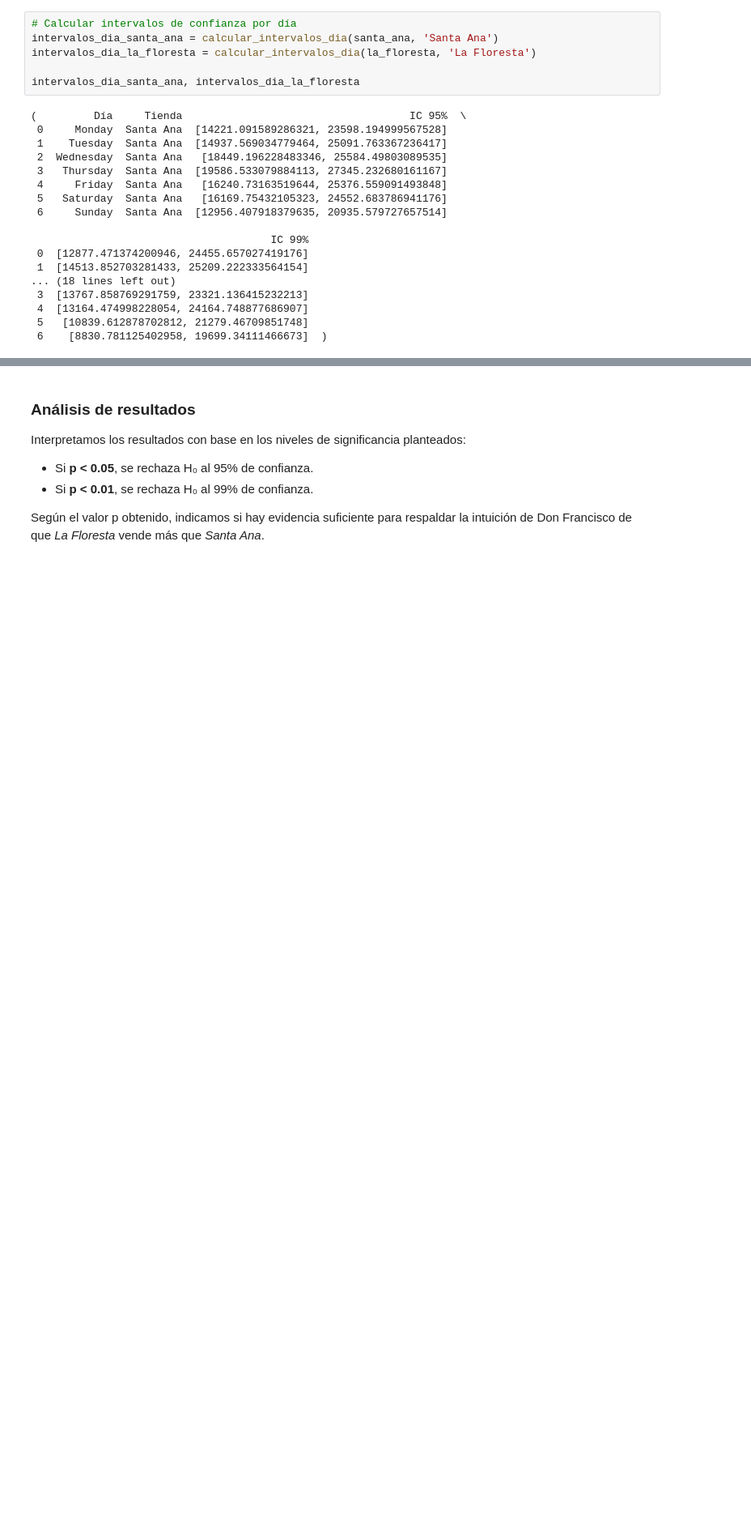
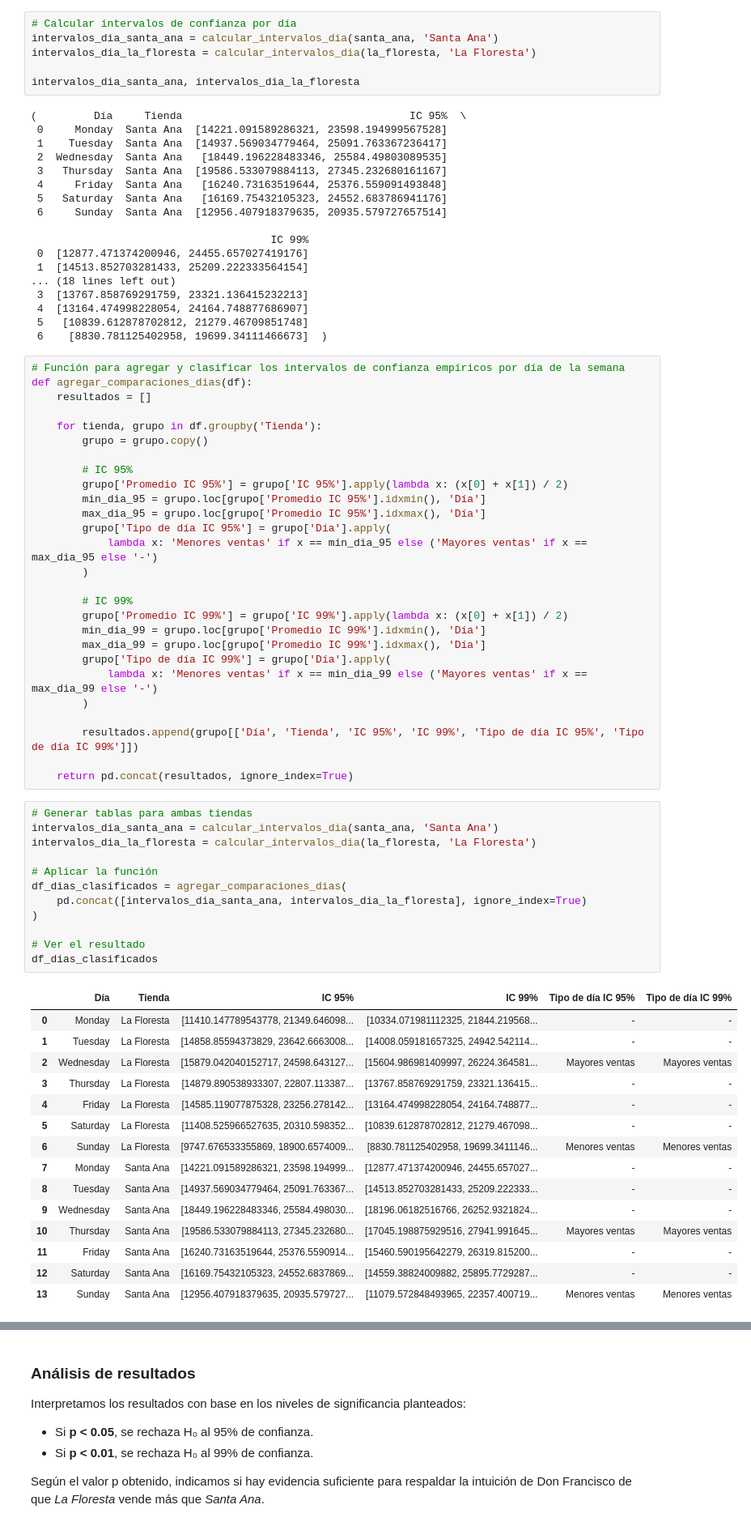
Before and after one commit to emiliano-ipa/CEIA-PEIA-EXAMEN_FINAL, a Jupyter notebook: tp_final.ipynb, the cells around one changed output, grey strips where cells are left out. Shown at 81% size. Saved outputs shown, nothing was run; the diff lists cells and outputs as text; blank space fills up the shorter version.

```diff
--- a/tp_final.ipynb
+++ b/tp_final.ipynb
@@ -228,5 +279,60 @@ intervalos_dia_santa_ana, intervalos_dia_la_floresta
  4  [13164.474998228054, 24164.748877686907]
  5   [10839.612878702812, 21279.46709851748]
  6    [8830.781125402958, 19699.34111466673]  )
+# %%
+# Función para agregar y clasificar los intervalos de confianza empíricos por día de la semana
+def agregar_comparaciones_dias(df):
+    resultados = []
+
+    for tienda, grupo in df.groupby('Tienda'):
+        grupo = grupo.copy()
+
+        # IC 95%
+        grupo['Promedio IC 95%'] = grupo['IC 95%'].apply(lambda x: (x[0] + x[1]) / 2)
+        min_dia_95 = grupo.loc[grupo['Promedio IC 95%'].idxmin(), 'Día']
+        max_dia_95 = grupo.loc[grupo['Promedio IC 95%'].idxmax(), 'Día']
+        grupo['Tipo de día IC 95%'] = grupo['Día'].apply(
+            lambda x: 'Menores ventas' if x == min_dia_95 else ('Mayores ventas' if x == max_dia_95 else '-')
+        )
+
+        # IC 99%
+        grupo['Promedio IC 99%'] = grupo['IC 99%'].apply(lambda x: (x[0] + x[1]) / 2)
+        min_dia_99 = grupo.loc[grupo['Promedio IC 99%'].idxmin(), 'Día']
+        max_dia_99 = grupo.loc[grupo['Promedio IC 99%'].idxmax(), 'Día']
+        grupo['Tipo de día IC 99%'] = grupo['Día'].apply(
+            lambda x: 'Menores ventas' if x == min_dia_99 else ('Mayores ventas' if x == max_dia_99 else '-')
+        )
+
+        resultados.append(grupo[['Día', 'Tienda', 'IC 95%', 'IC 99%', 'Tipo de día IC 95%', 'Tipo de día IC 99%']])
+
+    return pd.concat(resultados, ignore_index=True)
+# %%
+# Generar tablas para ambas tiendas
+intervalos_dia_santa_ana = calcular_intervalos_dia(santa_ana, 'Santa Ana')
+intervalos_dia_la_floresta = calcular_intervalos_dia(la_floresta, 'La Floresta')
+
+# Aplicar la función
+df_dias_clasificados = agregar_comparaciones_dias(
+    pd.concat([intervalos_dia_santa_ana, intervalos_dia_la_floresta], ignore_index=True)
+)
+
+# Ver el resultado
+df_dias_clasificados
+# %% [output]
+|  | Día | Tienda | IC 95% | IC 99% | Tipo de día IC 95% | Tipo de día IC 99% |
+| 0 | Monday | La Floresta | [11410.147789543778, 21349.646098... | [10334.071981112325, 21844.219568... | - | - |
+| 1 | Tuesday | La Floresta | [14858.85594373829, 23642.6663008... | [14008.059181657325, 24942.542114... | - | - |
+| 2 | Wednesday | La Floresta | [15879.042040152717, 24598.643127... | [15604.986981409997, 26224.364581... | Mayores ventas | Mayores ventas |
+| 3 | Thursday | La Floresta | [14879.890538933307, 22807.113387... | [13767.858769291759, 23321.136415... | - | - |
+| 4 | Friday | La Floresta | [14585.119077875328, 23256.278142... | [13164.474998228054, 24164.748877... | - | - |
+| 5 | Saturday | La Floresta | [11408.525966527635, 20310.598352... | [10839.612878702812, 21279.467098... | - | - |
+| 6 | Sunday | La Floresta | [9747.676533355869, 18900.6574009... | [8830.781125402958, 19699.3411146... | Menores ventas | Menores ventas |
+| 7 | Monday | Santa Ana | [14221.091589286321, 23598.194999... | [12877.471374200946, 24455.657027... | - | - |
+| 8 | Tuesday | Santa Ana | [14937.569034779464, 25091.763367... | [14513.852703281433, 25209.222333... | - | - |
+| 9 | Wednesday | Santa Ana | [18449.196228483346, 25584.498030... | [18196.06182516766, 26252.9321824... | - | - |
+| 10 | Thursday | Santa Ana | [19586.533079884113, 27345.232680... | [17045.198875929516, 27941.991645... | Mayores ventas | Mayores ventas |
+| 11 | Friday | Santa Ana | [16240.73163519644, 25376.5590914... | [15460.590195642279, 26319.815200... | - | - |
+| 12 | Saturday | Santa Ana | [16169.75432105323, 24552.6837869... | [14559.38824009882, 25895.7729287... | - | - |
+| 13 | Sunday | Santa Ana | [12956.407918379635, 20935.579727... | [11079.572848493965, 22357.400719... | Menores ventas | Menores ventas |
 # %% [markdown]
 ## 3. Pruebas de hipótesis sobre intuiciones de Don Francisco
```
Also changed, not shown: parts of 15 cells of this notebook, 1 other file.
